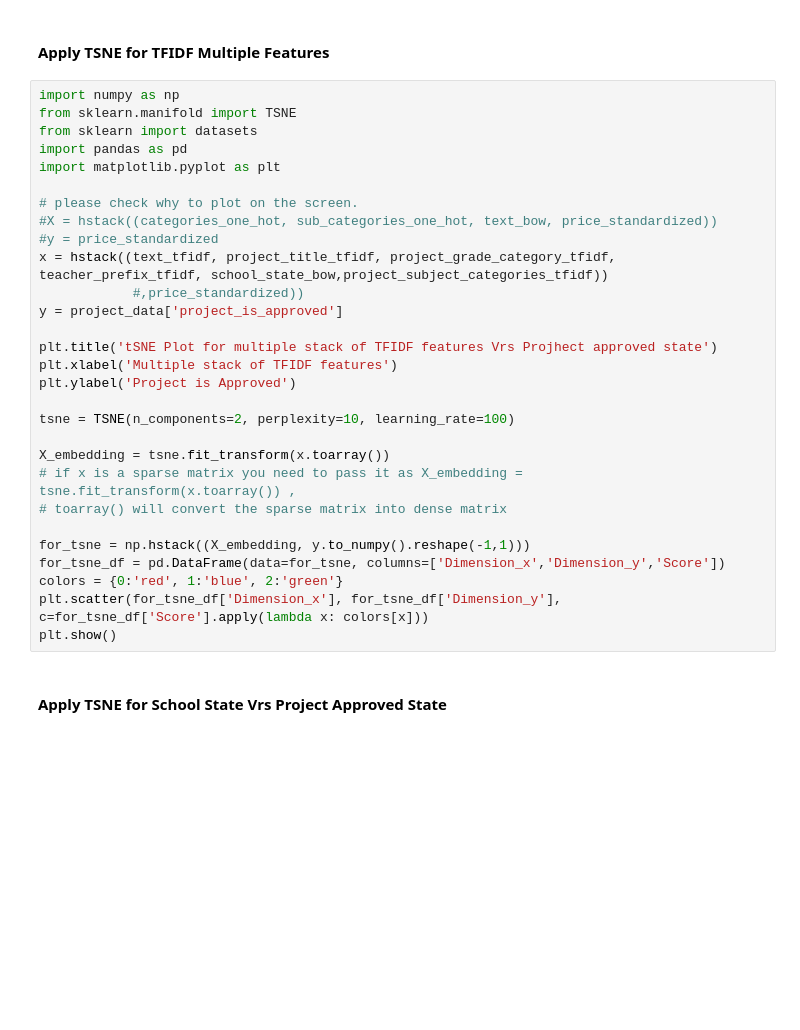
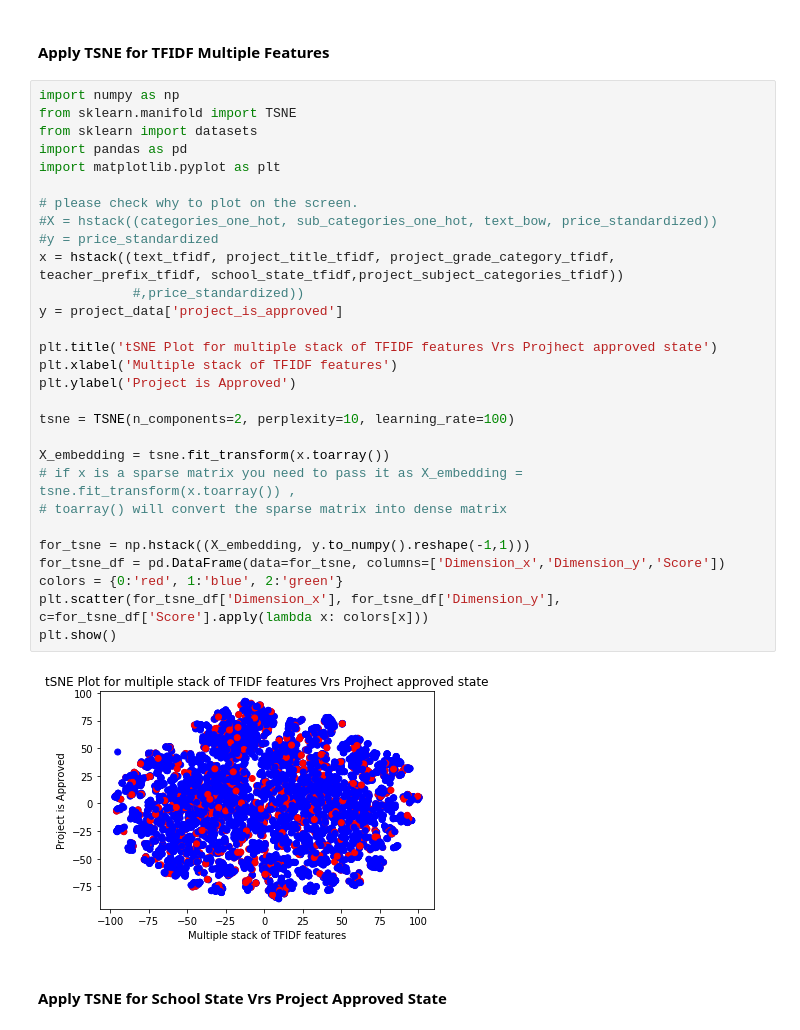
Before and after one commit to VipinJain1/VIP-PCA_tSNE, a Jupyter notebook: Projects_Auto_Approval_tSNE.ipynb, the cells around one changed output. Cells and saved outputs as stored; diff of their text form; blank space fills up the shorter version.

Commit message:
updated multiple stack of features to plot various TsNES for BoW and TfDIF

```diff
--- a/Projects_Auto_Approval_tSNE.ipynb
+++ b/Projects_Auto_Approval_tSNE.ipynb
@@ -1464,32 +1466,34 @@ plt.show()
 # %%
 import numpy as np
 from sklearn.manifold import TSNE
 from sklearn import datasets
 import pandas as pd
 import matplotlib.pyplot as plt
 
 # please check why to plot on the screen.
 #X = hstack((categories_one_hot, sub_categories_one_hot, text_bow, price_standardized))
 #y = price_standardized
-x = hstack((text_tfidf, project_title_tfidf, project_grade_category_tfidf, teacher_prefix_tfidf, school_state_bow,project_subject_categories_tfidf))
+x = hstack((text_tfidf, project_title_tfidf, project_grade_category_tfidf, teacher_prefix_tfidf, school_state_tfidf,project_subject_categories_tfidf))
             #,price_standardized))
 y = project_data['project_is_approved']
 
 plt.title('tSNE Plot for multiple stack of TFIDF features Vrs Projhect approved state')
 plt.xlabel('Multiple stack of TFIDF features')
 plt.ylabel('Project is Approved')
 
 tsne = TSNE(n_components=2, perplexity=10, learning_rate=100)
 
 X_embedding = tsne.fit_transform(x.toarray())
 # if x is a sparse matrix you need to pass it as X_embedding = tsne.fit_transform(x.toarray()) ,
 # toarray() will convert the sparse matrix into dense matrix
 
 for_tsne = np.hstack((X_embedding, y.to_numpy().reshape(-1,1)))
 for_tsne_df = pd.DataFrame(data=for_tsne, columns=['Dimension_x','Dimension_y','Score'])
 colors = {0:'red', 1:'blue', 2:'green'}
 plt.scatter(for_tsne_df['Dimension_x'], for_tsne_df['Dimension_y'], c=for_tsne_df['Score'].apply(lambda x: colors[x]))
 plt.show()
+# %% [output]
+[figure, added]
 # %% [markdown]
 <h4><font color='black'>Apply TSNE for School State Vrs Project Approved State <font></h4>
 # %%
```
Also changed, not shown: parts of 7 cells of this notebook.
